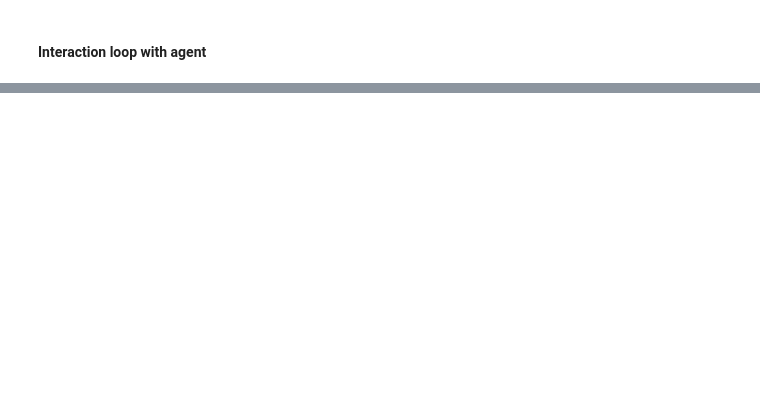
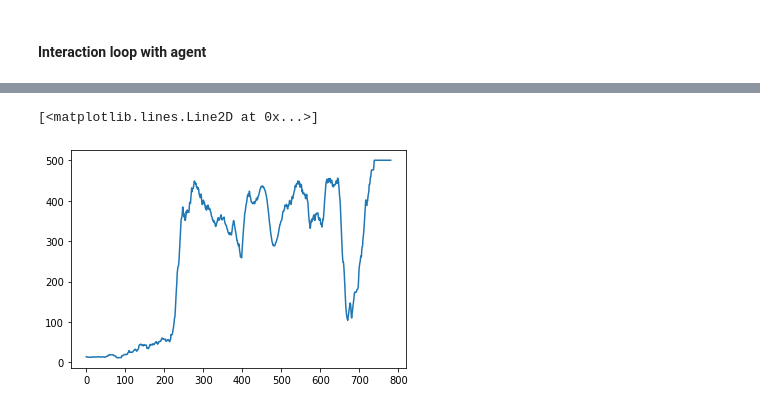
Before and after one commit to PierreMsy/DRL_navigation, a Jupyter notebook: notebooks/230313_cart_pole.ipynb, the cells around one changed output, grey strips where cells are left out. Saved outputs shown, nothing was run; the diff lists cells and outputs as text; code cells hidden in the pictures; blank space fills up the shorter version.

```diff
--- a/notebooks/230313_cart_pole.ipynb
+++ b/notebooks/230313_cart_pole.ipynb
@@ -135,29 +200,6 @@ env.close()
-# %%
-N_EPISODES = 5
-
-for i in tqdm(range(1, N_EPISODES + 1)):
-
-    env_info = env.reset(train_mode=True)[brain_name]
-    state = env_info.visual_observations[0]
-    score, step = 0, 0
-    errors_color_detection_episode = []
-
-    while True:
-
-        action = agent.act(state)
-
-        env_info = env.step(action)[brain_name]
-        next_state = env_info.visual_observations[0]
-        reward = env_info.rewards[0]
-        done = env_info.local_done[0]
-
-        agent.step(state, action, reward, next_state, done)
-
-        score += reward
-        state = next_state
-        step += 1
-
-        if (done | (step > 200)):
-            scores.append(score)
-            errors_color_detection.append(np.mean(errors_color_detection_episode))
-            break
+# %%
+window_size = 20
+plt.plot(np.convolve(scores, np.ones(window_size)/window_size, mode='valid'))
+# %% [output]
+[<matplotlib.lines.Line2D at 0x...>]
+[figure, added]
```
Also changed, not shown: parts of 11 cells of this notebook, 4 other files.
